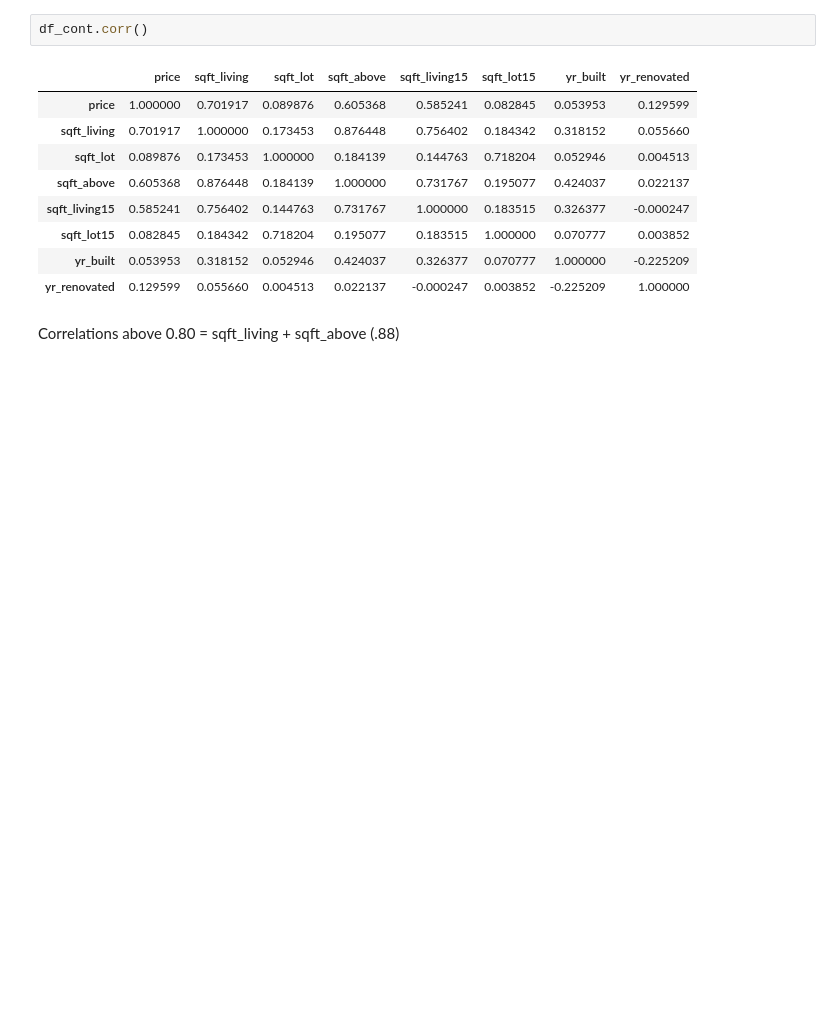
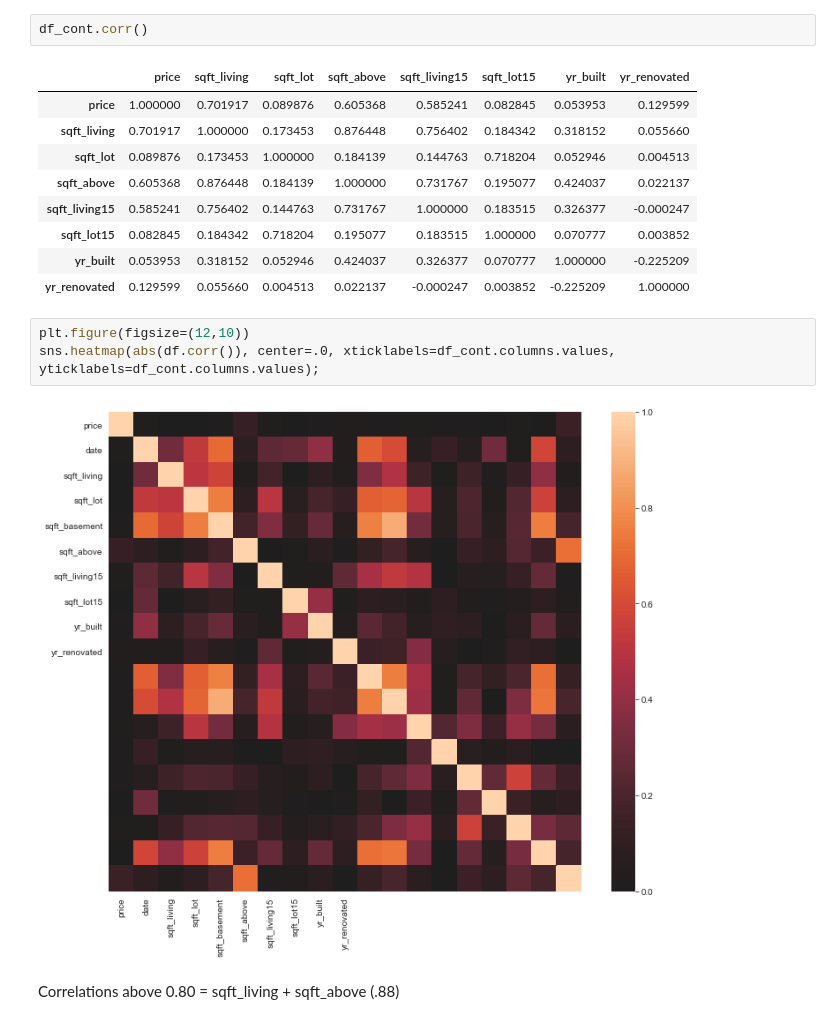
Before and after one commit to tcastanley/dsc-mod-2-project-v2-1-onl01-dtsc-ft-052620, a Jupyter notebook: student.ipynb, the cells around one changed output. Cells and saved outputs as stored; diff of their text form; blank space fills up the shorter version.

```diff
--- a/student.ipynb
+++ b/student.ipynb
@@ -116,6 +116,11 @@ df_cont.corr()
 | sqft_lot15 | 0.082845 | 0.184342 | 0.718204 | 0.195077 | 0.183515 | 1.000000 | 0.070777 | 0.003852 |
 | yr_built | 0.053953 | 0.318152 | 0.052946 | 0.424037 | 0.326377 | 0.070777 | 1.000000 | -0.225209 |
 | yr_renovated | 0.129599 | 0.055660 | 0.004513 | 0.022137 | -0.000247 | 0.003852 | -0.225209 | 1.000000 |
+# %%
+plt.figure(figsize=(12,10))
+sns.heatmap(abs(df.corr()), center=.0, xticklabels=df_cont.columns.values, yticklabels=df_cont.columns.values);
+# %% [output]
+[figure, added]
 # %% [markdown]
 Correlations above 0.80 = sqft_living + sqft_above (.88)
 # %%
```
Also changed, not shown: parts of 35 cells of this notebook.
